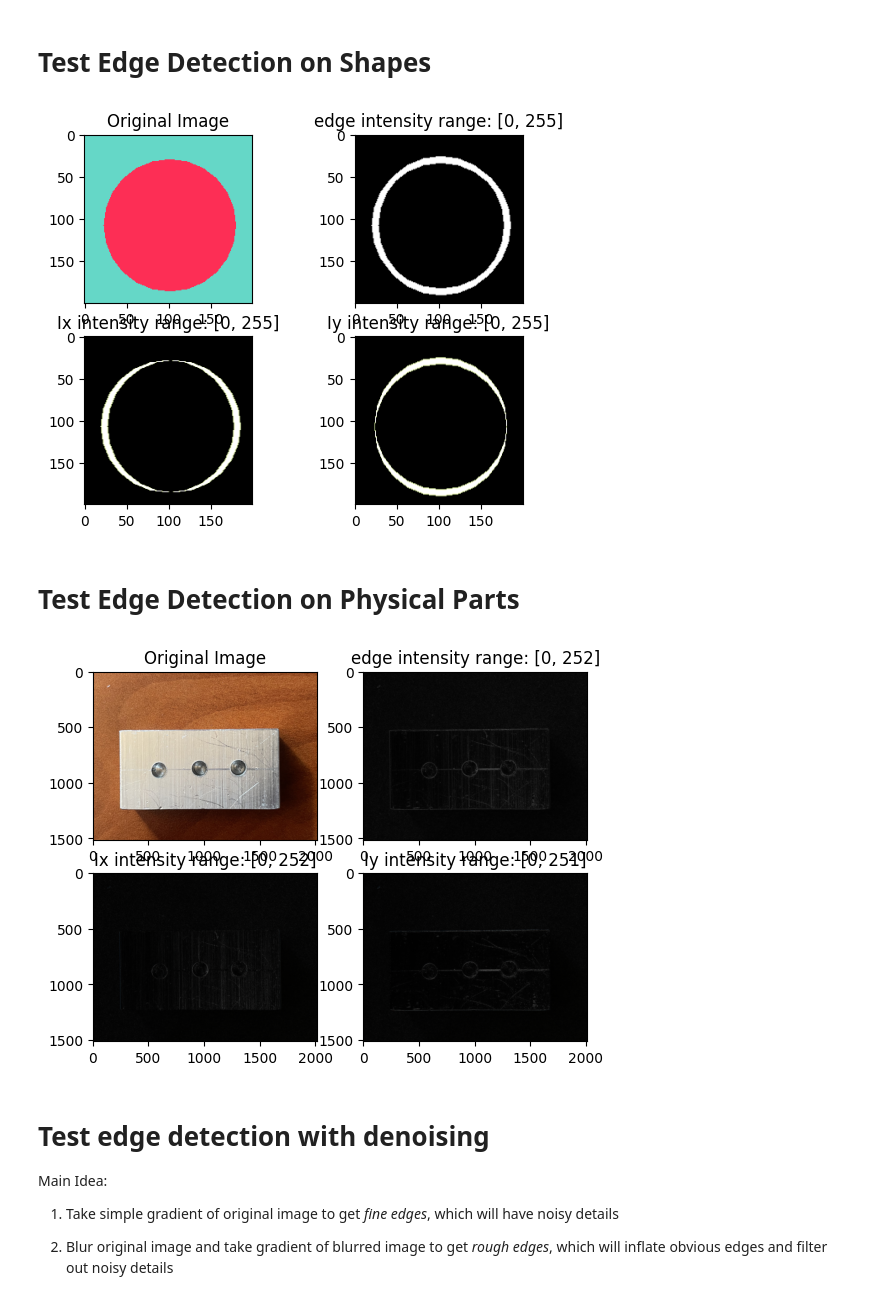
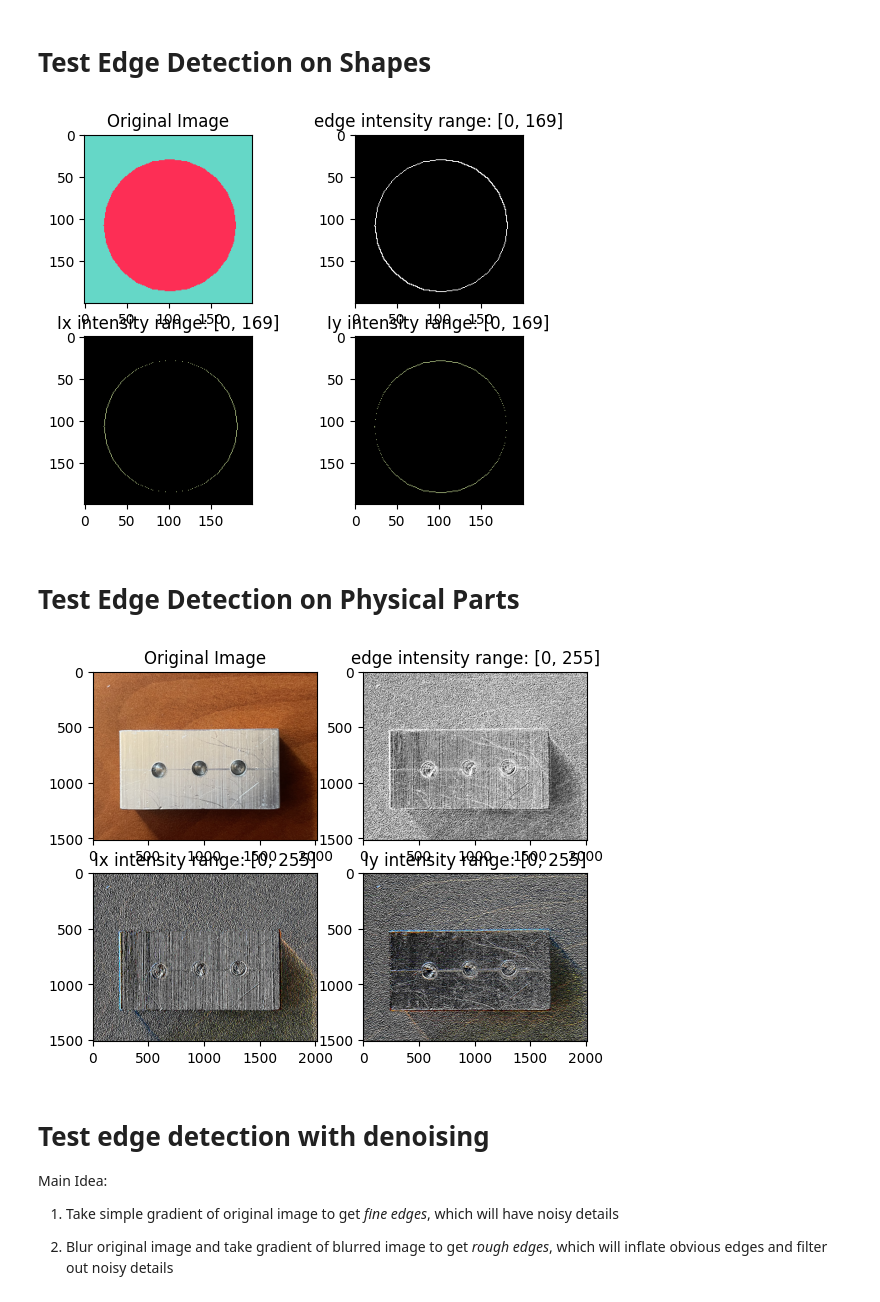
Before and after one commit to Zack-szh/CV-Based-Geometric-Dimensioning-Tolerancing, a Jupyter notebook: testing.ipynb, the cells around one changed output. Cells and saved outputs as stored; diff of their text form; code cells hidden in the pictures.

```diff
--- a/testing.ipynb
+++ b/testing.ipynb
@@ -60,7 +61,7 @@ main.plt.imshow(out)
 # %% [markdown]
 # Test Edge Detection on Shapes
 # %%
-edges, Ix, Iy = main.detect_edges(img_BGR, derv_len=5)
+edges, Ix, Iy = main.detect_edges(img_BGR, derv_len=1, use_sobel=False)
 
 def show_edge_results(img, edges, Ix, Iy):
 
@@ -87,26 +88,26 @@ def show_edge_results(img, edges, Ix, Iy):
 
 show_edge_results(img_BGR, edges, Ix, Iy)
 # %% [output]
-[figure, old version]
+[figure, new version]
 # %% [markdown]
 # Test Edge Detection on Physical Parts
 # %%
 img_path = os.path.join(base_path, "data", "physical parts", "Basic II base part.jpg")
 
 img_part1 = main.load_img(img_path, greyscale=False)
 # crop img
 H,W = img_part1.shape[0:2]
 Z = 4   # zoom factor
 Zh = Z//2
 img_part1 = img_part1[H*(Zh-1)//Z : H*(Zh+1)//Z , W*(Zh-1)//Z : W*(Zh+1)//Z]
 # convert to RGB
 img_part1 = main.cv2.cvtColor(img_part1, main.cv2.COLOR_BGR2RGB)
 
-edges, Ix, Iy = main.detect_edges(img_part1, derv_len=1)
+edges, Ix, Iy = main.detect_edges(img_part1, derv_len=1, use_sobel=False)
 
 show_edge_results(img_part1, edges, Ix, Iy)
 # %% [output]
-[figure, old version]
+[figure, new version]
 # %% [markdown]
 # Test edge detection with denoising
 
```
Also changed, not shown: parts of 14 cells of this notebook, 1 other file.
